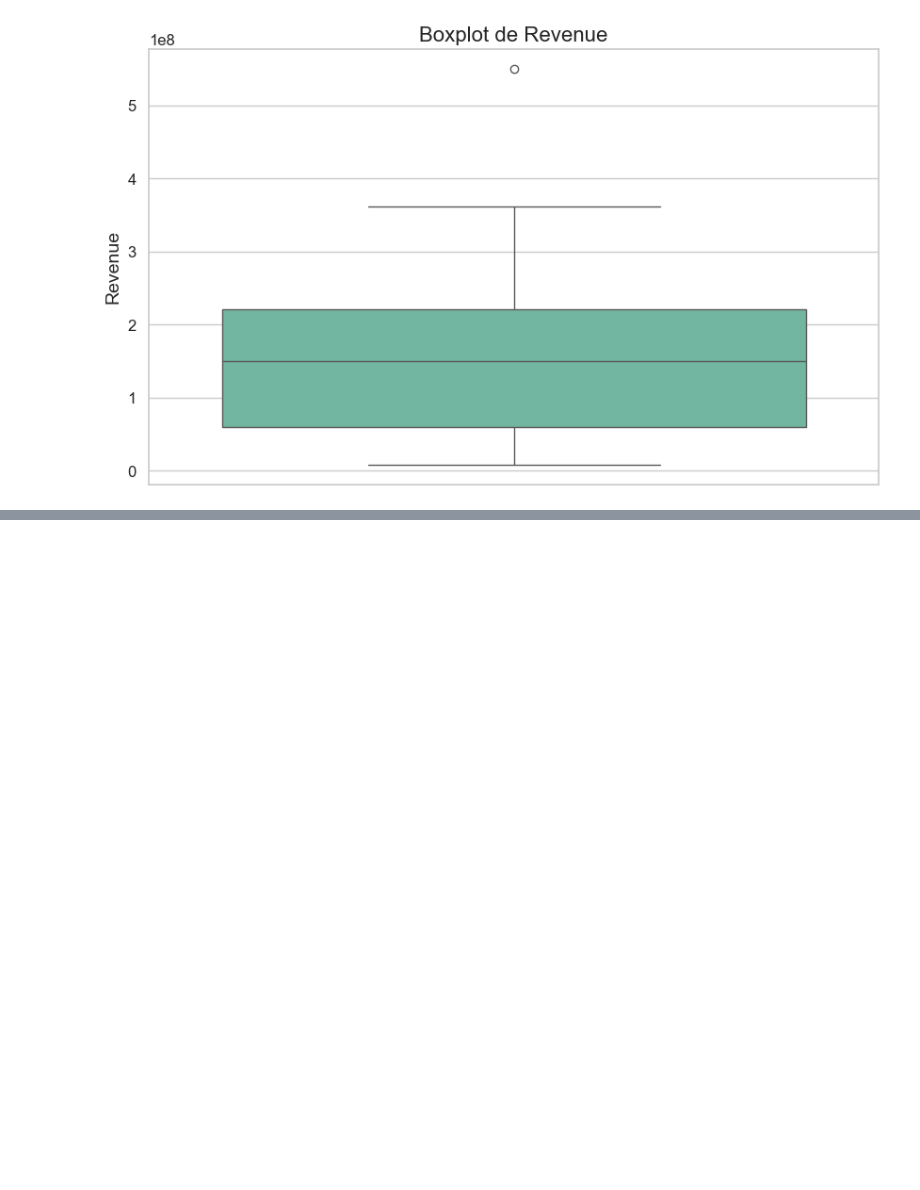
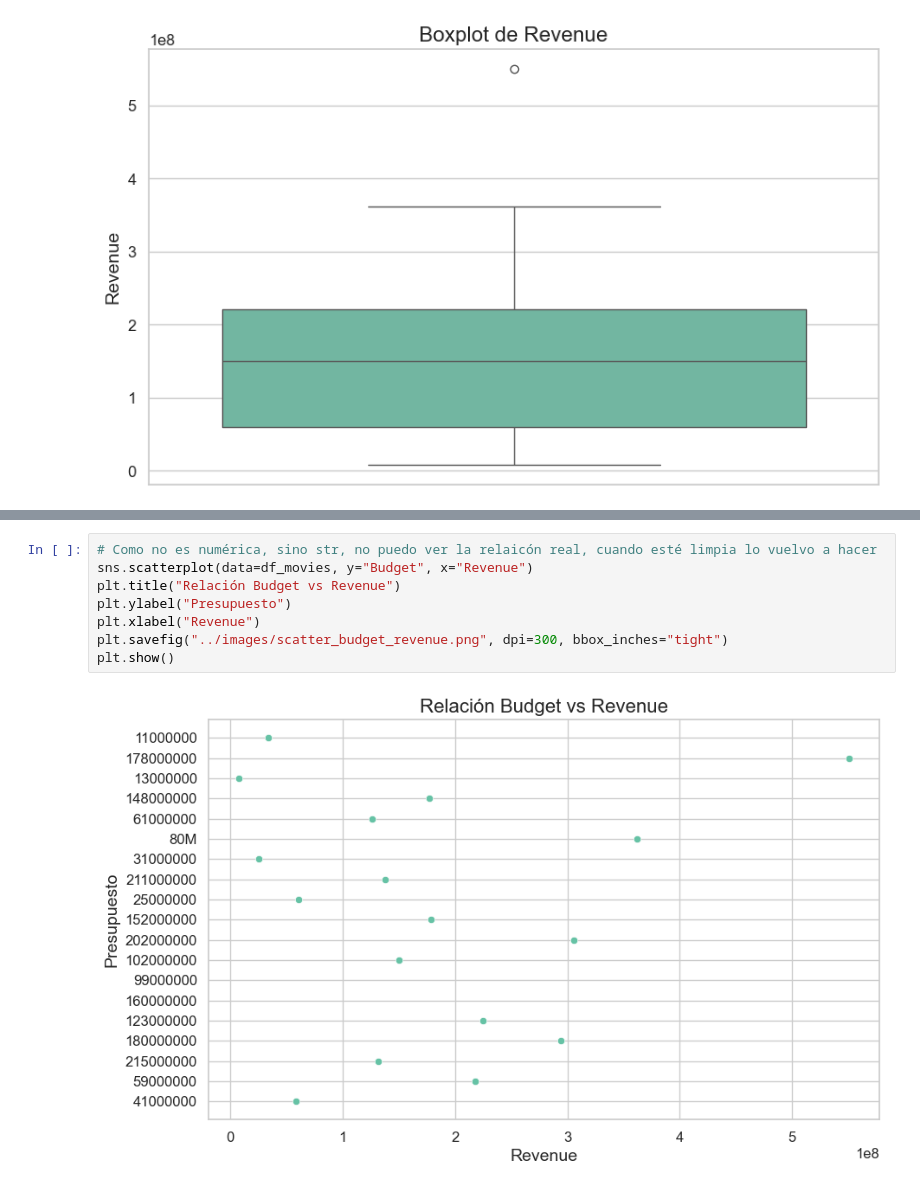
Before and after one commit to Andrea-Gauger/reto-data-movies, a Jupyter notebook: notebooks/01_eda.ipynb, the cells around one changed output, grey strips where cells are left out. Drawn from its saved outputs; the diff is of its cells as text; blank space fills up the shorter version.

```diff
--- a/notebooks/01_eda.ipynb
+++ b/notebooks/01_eda.ipynb
@@ -201,0 +240,10 @@ plt.show()
+# %%
+# Como no es numérica, sino str, no puedo ver la relaicón real, cuando esté limpia lo vuelvo a hacer
+sns.scatterplot(data=df_movies, y="Budget", x="Revenue")
+plt.title("Relación Budget vs Revenue")
+plt.ylabel("Presupuesto")
+plt.xlabel("Revenue")
+plt.savefig("../images/scatter_budget_revenue.png", dpi=300, bbox_inches="tight")
+plt.show()
+# %% [output]
+[figure, added]
```
Also changed, not shown: parts of 5 cells of this notebook, 4 other files.
